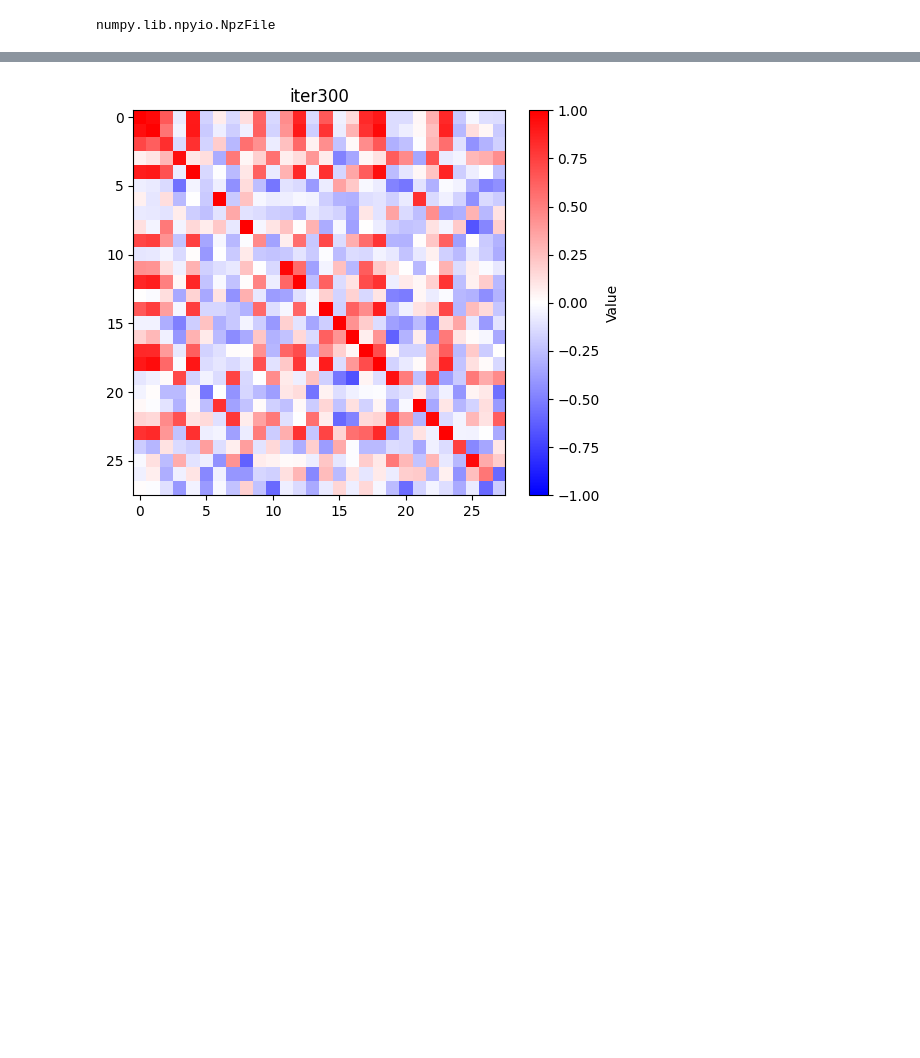
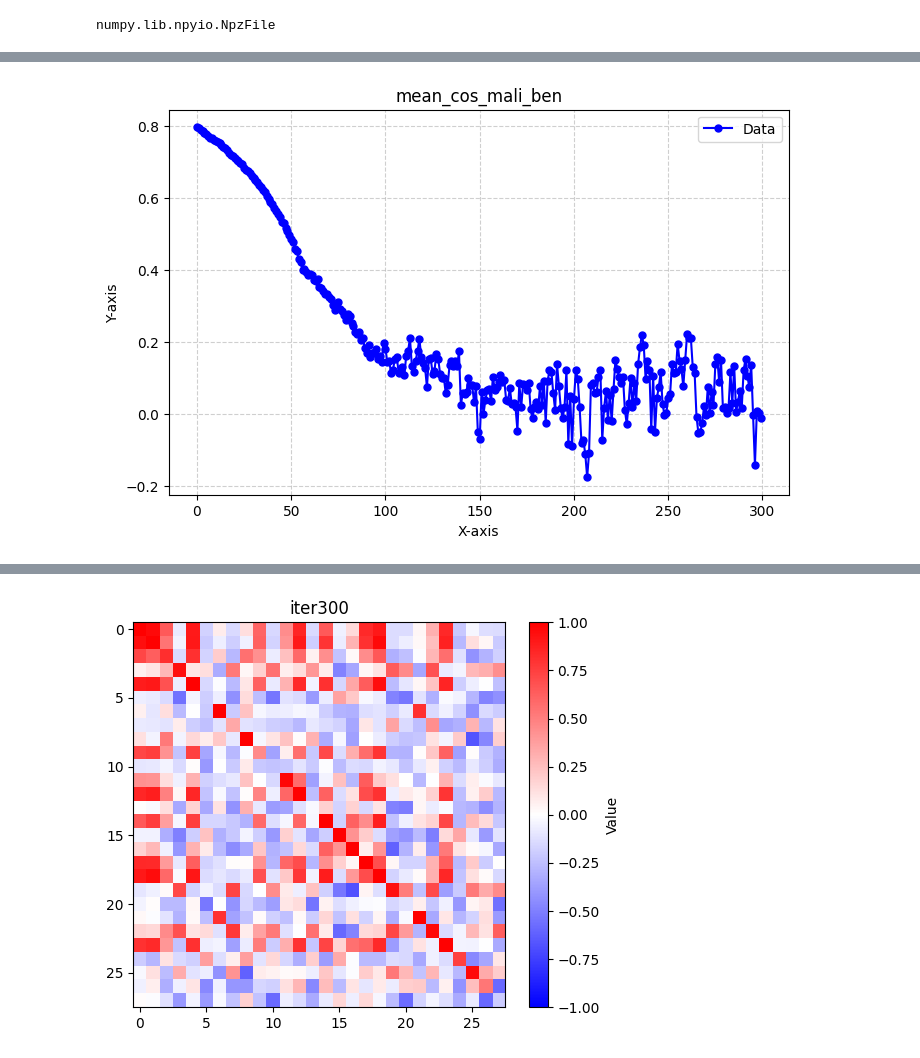
Before and after one commit to yangland/FedREDefense, a Jupyter notebook: npz_reader.ipynb, the cells around one changed output, grey strips where cells are left out. Saved outputs shown, nothing was run; the diff lists cells and outputs as text; code cells hidden in the pictures; blank space fills up the shorter version.

```diff
--- a/npz_reader.ipynb
+++ b/npz_reader.ipynb
@@ -85,0 +79,4 @@ plot_curve(b['server_val_test_accuracy'], title="test_acc")
+# %%
+plot_curve(b['mean_cos_mali_ben'], title='mean_cos_mali_ben')
+# %% [output]
+[figure, added]
```
Also changed, not shown: parts of 8 cells of this notebook.
